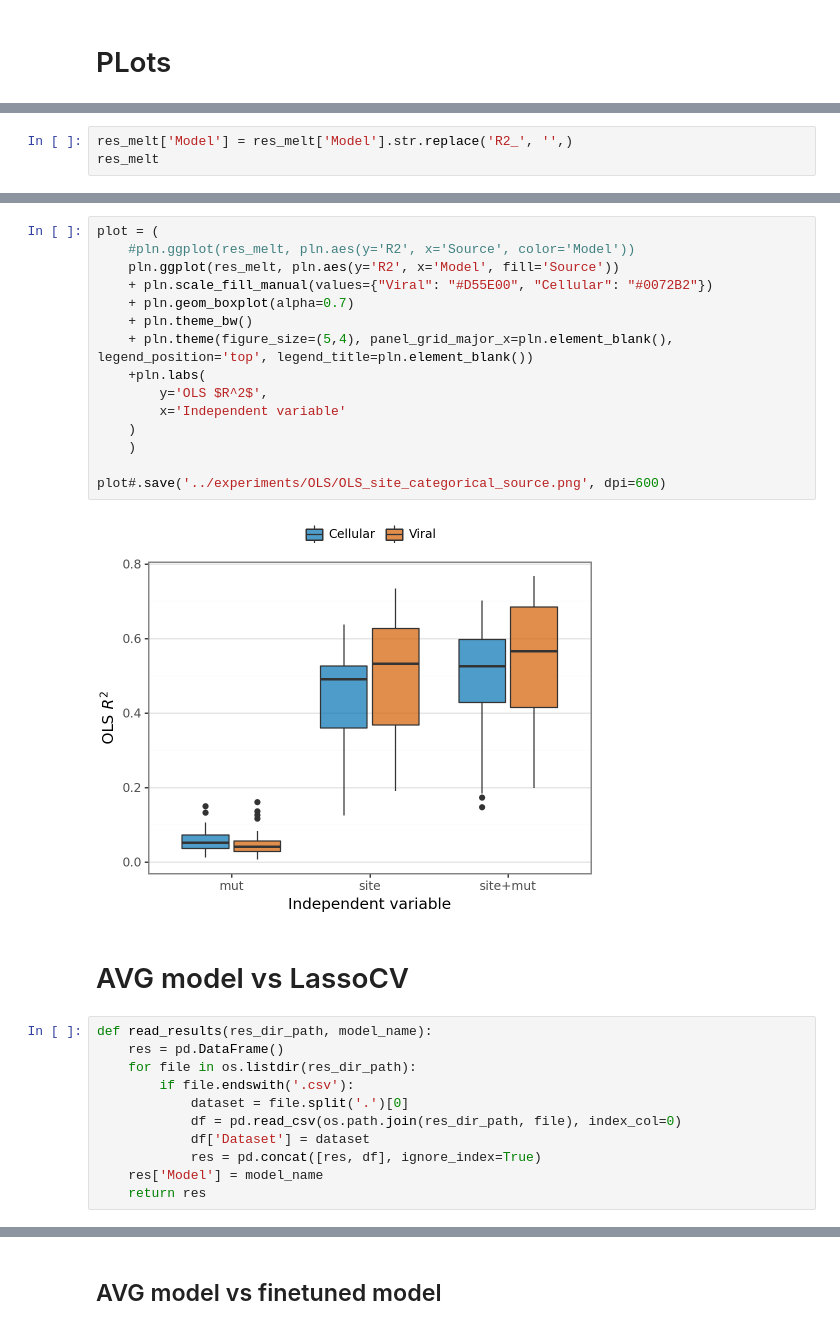
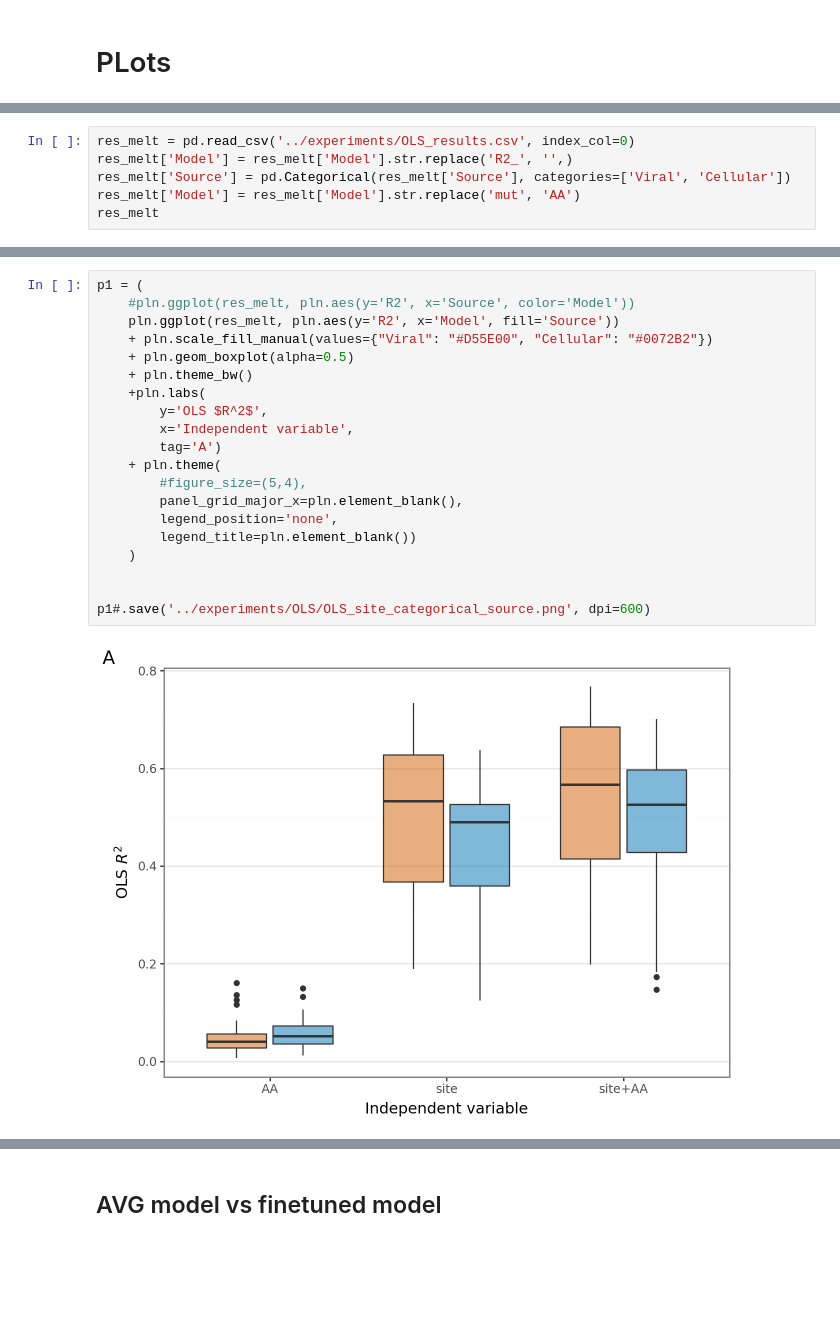
Before and after one commit to ziul-bio/DMS-SiteEffect-PLM, a Jupyter notebook: notebooks/regression.ipynb, the cells around one changed output, grey strips where cells are left out. Cells and saved outputs as stored; diff of their text form; blank space fills up the shorter version.

Commit message:
updating notebook figures

```diff
--- a/notebooks/regression.ipynb
+++ b/notebooks/regression.ipynb
@@ -195,5 +175,8 @@ import plotnine as pln
 # %%
+res_melt = pd.read_csv('../experiments/OLS_results.csv', index_col=0)
 res_melt['Model'] = res_melt['Model'].str.replace('R2_', '',)
+res_melt['Source'] = pd.Categorical(res_melt['Source'], categories=['Viral', 'Cellular'])
+res_melt['Model'] = res_melt['Model'].str.replace('mut', 'AA')
 res_melt
 # %% [output]
 |  | Dataset | Source | Model | R2 |
@@ -211,31 +194,23 @@ res_melt
 237 rows × 4 columns
 # %%
-plot = (
+p1 = (
     #pln.ggplot(res_melt, pln.aes(y='R2', x='Source', color='Model'))
     pln.ggplot(res_melt, pln.aes(y='R2', x='Model', fill='Source'))
     + pln.scale_fill_manual(values={"Viral": "#D55E00", "Cellular": "#0072B2"})
-    + pln.geom_boxplot(alpha=0.7)
+    + pln.geom_boxplot(alpha=0.5)
     + pln.theme_bw()
-    + pln.theme(figure_size=(5,4), panel_grid_major_x=pln.element_blank(), legend_position='top', legend_title=pln.element_blank())
     +pln.labs(
         y='OLS $R^2$',
-        x='Independent variable'
-    )
+        x='Independent variable',
+        tag='A')
+    + pln.theme(
+        #figure_size=(5,4),
+        panel_grid_major_x=pln.element_blank(),
+        legend_position='none',
+        legend_title=pln.element_blank())
     )
 
-plot#.save('../experiments/OLS/OLS_site_categorical_source.png', dpi=600)
+
+p1#.save('../experiments/OLS/OLS_site_categorical_source.png', dpi=600)
 # %% [output]
-[figure, old version]
+[figure, new version]
-# %% [markdown]
-# AVG model vs LassoCV
-# %%
-def read_results(res_dir_path, model_name):
-    res = pd.DataFrame()
-    for file in os.listdir(res_dir_path):
-        if file.endswith('.csv'):
-            dataset = file.split('.')[0]
-            df = pd.read_csv(os.path.join(res_dir_path, file), index_col=0)
-            df['Dataset'] = dataset
-            res = pd.concat([res, df], ignore_index=True)
-    res['Model'] = model_name
-    return res
```
Also changed, not shown: parts of 33 cells of this notebook, 4 other files.
